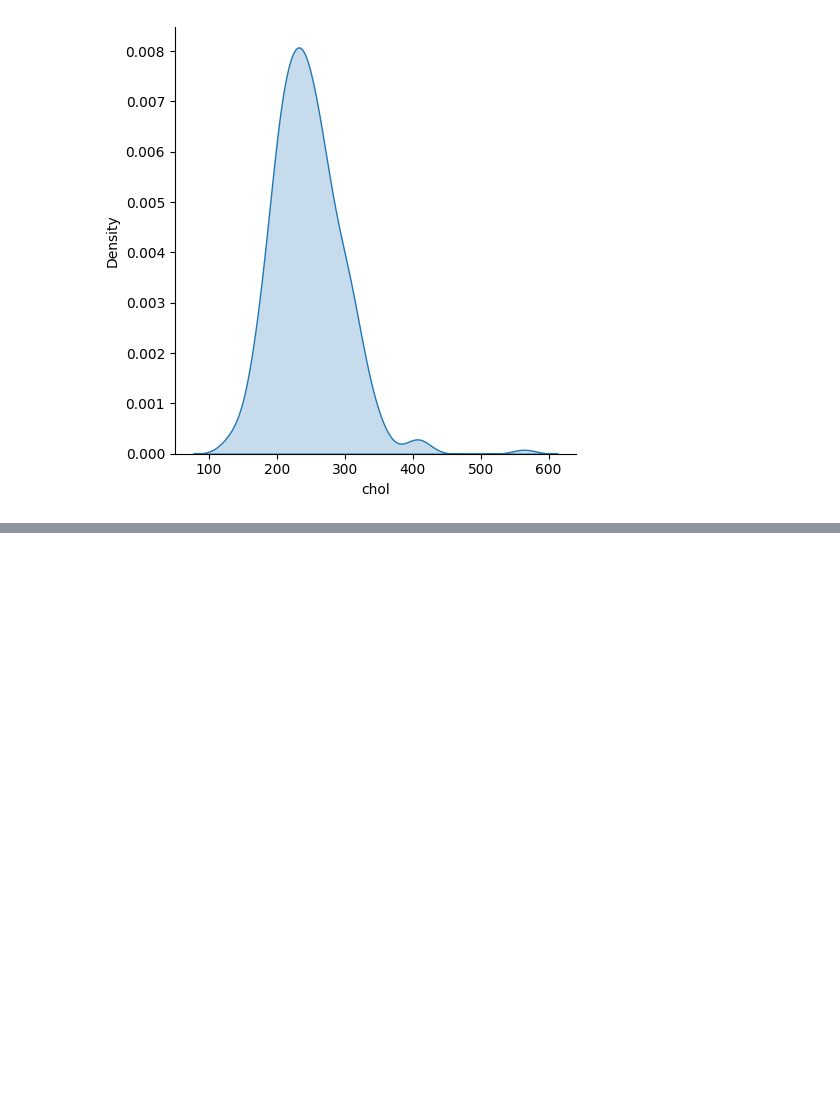
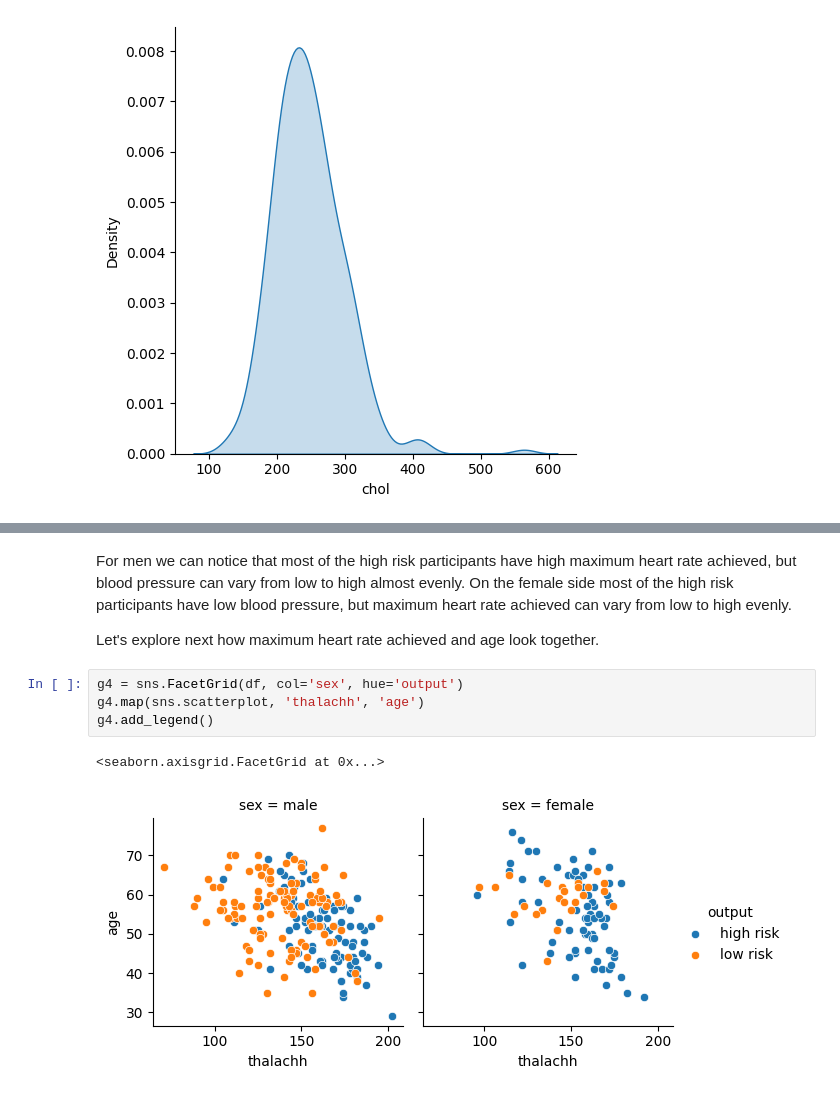
Before and after one commit to SamiAnttalainen/Heart_Attack_Analysis-Project, a Jupyter notebook: Heart_Attack_Analysis.ipynb, the cells around one changed output, grey strips where cells are left out. Drawn from its saved outputs; the diff is of its cells as text; blank space fills up the shorter version.

```diff
--- a/Heart_Attack_Analysis.ipynb
+++ b/Heart_Attack_Analysis.ipynb
@@ -150,0 +201,11 @@ g2.add_legend()
+# %% [markdown]
+For men we can notice that most of the high risk participants have high maximum heart rate achieved, but blood pressure can vary from low to high almost evenly. On the female side most of the high risk participants have low blood pressure, but maximum heart rate achieved can vary from low to high evenly.
+
+Let's explore next how maximum heart rate achieved and age look together.
+# %%
+g4 = sns.FacetGrid(df, col='sex', hue='output')
+g4.map(sns.scatterplot, 'thalachh', 'age')
+g4.add_legend()
+# %% [output]
+<seaborn.axisgrid.FacetGrid at 0x...>
+[figure, added]
```
Also changed, not shown: parts of 23 cells of this notebook, 2 other files.
